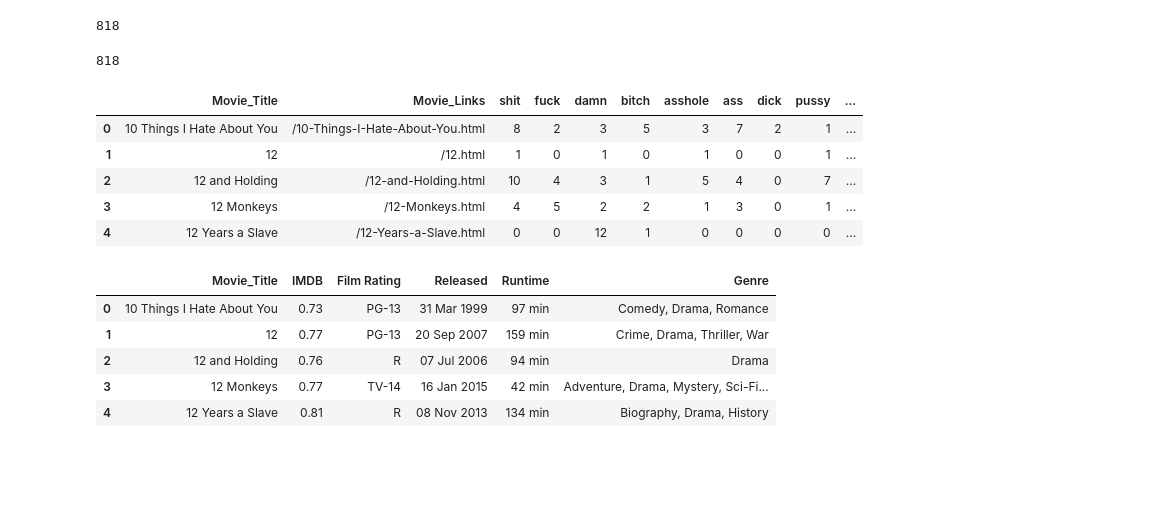
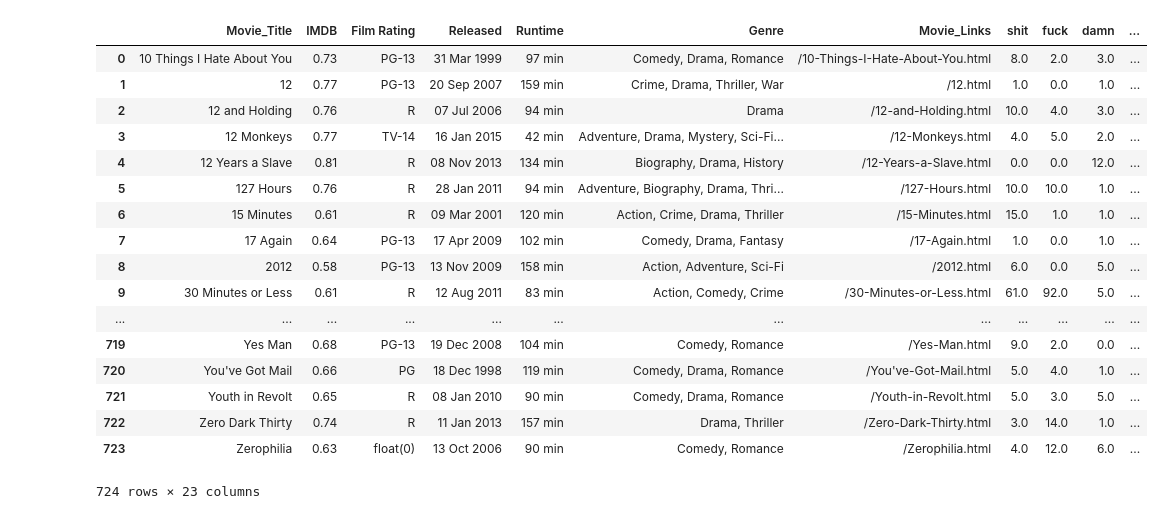
Before and after one commit to gilliangadiano/ETL-Project, a Jupyter notebook: Resources/Zach's_notebook.ipynb, the cells around one changed output. Cells and saved outputs as stored; diff of their text form; code cells hidden in the pictures; blank space fills up the shorter version.

```diff
--- a/Resources/Zach's_notebook.ipynb
+++ b/Resources/Zach's_notebook.ipynb
@@ -47,48 +0,0 @@ len(modata)
-# %%
-#list for IMDB scores
-IMDB = []
-try:
-    for l in range(0,len(modata)):
-                  IMDBm = round((float(modata[l]['Ratings'][0]['Value'].split('/')[0])/10),2)
-                  IMDB.append(IMDBm)
-except KeyError:
-    pass
-len(IMDB)
-# %% [output]
-818
-# %%
-#rest of lists appended for second dataframe construction
-Movietitle = []
-Filmrating = []
-Released = []
-Runtime = []
-Genre = []
-for i in range(len(modata)):
-    Movietitle.append(modata[i]['Title'])
-    Filmrating.append(modata[i]['Rated'])
-    Released.append(modata[i]['Released'])
-    Runtime.append(modata[i]['Runtime'])
-    Genre.append(modata[i]['Genre'])
-
-df2 = pd.DataFrame({'Movie_Title' : Movietitle,'IMDB':IMDB,'Film Rating':Filmrating,'Released':Released,'Runtime':Runtime,'Genre':Genre}, columns=['Movie_Title','IMDB','Film Rating','Released','Runtime','Genre'])
-len(df2)
-# %% [output]
-818
-# %%
-df.head()
-# %% [output]
-|  | Movie_Title | Movie_Links | shit | fuck | damn | bitch | asshole | ass | dick | pussy | ... |
-| 0 | 10 Things I Hate About You | /10-Things-I-Hate-About-You.html | 8 | 2 | 3 | 5 | 3 | 7 | 2 | 1 | ... |
-| 1 | 12 | /12.html | 1 | 0 | 1 | 0 | 1 | 0 | 0 | 1 | ... |
-| 2 | 12 and Holding | /12-and-Holding.html | 10 | 4 | 3 | 1 | 5 | 4 | 0 | 7 | ... |
-| 3 | 12 Monkeys | /12-Monkeys.html | 4 | 5 | 2 | 2 | 1 | 3 | 0 | 1 | ... |
-| 4 | 12 Years a Slave | /12-Years-a-Slave.html | 0 | 0 | 12 | 1 | 0 | 0 | 0 | 0 | ... |
-# %%
-df2.head()
-# %% [output]
-|  | Movie_Title | IMDB | Film Rating | Released | Runtime | Genre |
-| 0 | 10 Things I Hate About You | 0.73 | PG-13 | 31 Mar 1999 | 97 min | Comedy, Drama, Romance |
-| 1 | 12 | 0.77 | PG-13 | 20 Sep 2007 | 159 min | Crime, Drama, Thriller, War |
-| 2 | 12 and Holding | 0.76 | R | 07 Jul 2006 | 94 min | Drama |
-| 3 | 12 Monkeys | 0.77 | TV-14 | 16 Jan 2015 | 42 min | Adventure, Drama, Mystery, Sci-Fi... |
-| 4 | 12 Years a Slave | 0.81 | R | 08 Nov 2013 | 134 min | Biography, Drama, History |
@@ -94,0 +9,24 @@ df2.head()
+# %%
+#read final combined csv into DF and clean/display
+DF = pd.read_csv('../output/result2.csv')
+DF = DF.drop(columns=['Unnamed: 0', 'Unnamed: 0.1'])
+DF
+# %% [output]
+|  | Movie_Title | IMDB | Film Rating | Released | Runtime | Genre | Movie_Links | shit | fuck | damn | ... |
+| 0 | 10 Things I Hate About You | 0.73 | PG-13 | 31 Mar 1999 | 97 min | Comedy, Drama, Romance | /10-Things-I-Hate-About-You.html | 8.0 | 2.0 | 3.0 | ... |
+| 1 | 12 | 0.77 | PG-13 | 20 Sep 2007 | 159 min | Crime, Drama, Thriller, War | /12.html | 1.0 | 0.0 | 1.0 | ... |
+| 2 | 12 and Holding | 0.76 | R | 07 Jul 2006 | 94 min | Drama | /12-and-Holding.html | 10.0 | 4.0 | 3.0 | ... |
+| 3 | 12 Monkeys | 0.77 | TV-14 | 16 Jan 2015 | 42 min | Adventure, Drama, Mystery, Sci-Fi... | /12-Monkeys.html | 4.0 | 5.0 | 2.0 | ... |
+| 4 | 12 Years a Slave | 0.81 | R | 08 Nov 2013 | 134 min | Biography, Drama, History | /12-Years-a-Slave.html | 0.0 | 0.0 | 12.0 | ... |
+| 5 | 127 Hours | 0.76 | R | 28 Jan 2011 | 94 min | Adventure, Biography, Drama, Thri... | /127-Hours.html | 10.0 | 10.0 | 1.0 | ... |
+| 6 | 15 Minutes | 0.61 | R | 09 Mar 2001 | 120 min | Action, Crime, Drama, Thriller | /15-Minutes.html | 15.0 | 1.0 | 1.0 | ... |
+| 7 | 17 Again | 0.64 | PG-13 | 17 Apr 2009 | 102 min | Comedy, Drama, Fantasy | /17-Again.html | 1.0 | 0.0 | 1.0 | ... |
+| 8 | 2012 | 0.58 | PG-13 | 13 Nov 2009 | 158 min | Action, Adventure, Sci-Fi | /2012.html | 6.0 | 0.0 | 5.0 | ... |
+| 9 | 30 Minutes or Less | 0.61 | R | 12 Aug 2011 | 83 min | Action, Comedy, Crime | /30-Minutes-or-Less.html | 61.0 | 92.0 | 5.0 | ... |
+| ... | ... | ... | ... | ... | ... | ... | ... | ... | ... | ... | ... |
+| 719 | Yes Man | 0.68 | PG-13 | 19 Dec 2008 | 104 min | Comedy, Romance | /Yes-Man.html | 9.0 | 2.0 | 0.0 | ... |
+| 720 | You've Got Mail | 0.66 | PG | 18 Dec 1998 | 119 min | Comedy, Drama, Romance | /You've-Got-Mail.html | 5.0 | 4.0 | 1.0 | ... |
+| 721 | Youth in Revolt | 0.65 | R | 08 Jan 2010 | 90 min | Comedy, Drama, Romance | /Youth-in-Revolt.html | 5.0 | 3.0 | 5.0 | ... |
+| 722 | Zero Dark Thirty | 0.74 | R | 11 Jan 2013 | 157 min | Drama, Thriller | /Zero-Dark-Thirty.html | 3.0 | 14.0 | 1.0 | ... |
+| 723 | Zerophilia | 0.63 | float(0) | 13 Oct 2006 | 90 min | Comedy, Romance | /Zerophilia.html | 4.0 | 12.0 | 6.0 | ... |
+724 rows × 23 columns
```
Also changed, not shown: parts of 7 cells of this notebook, 2 other files.
